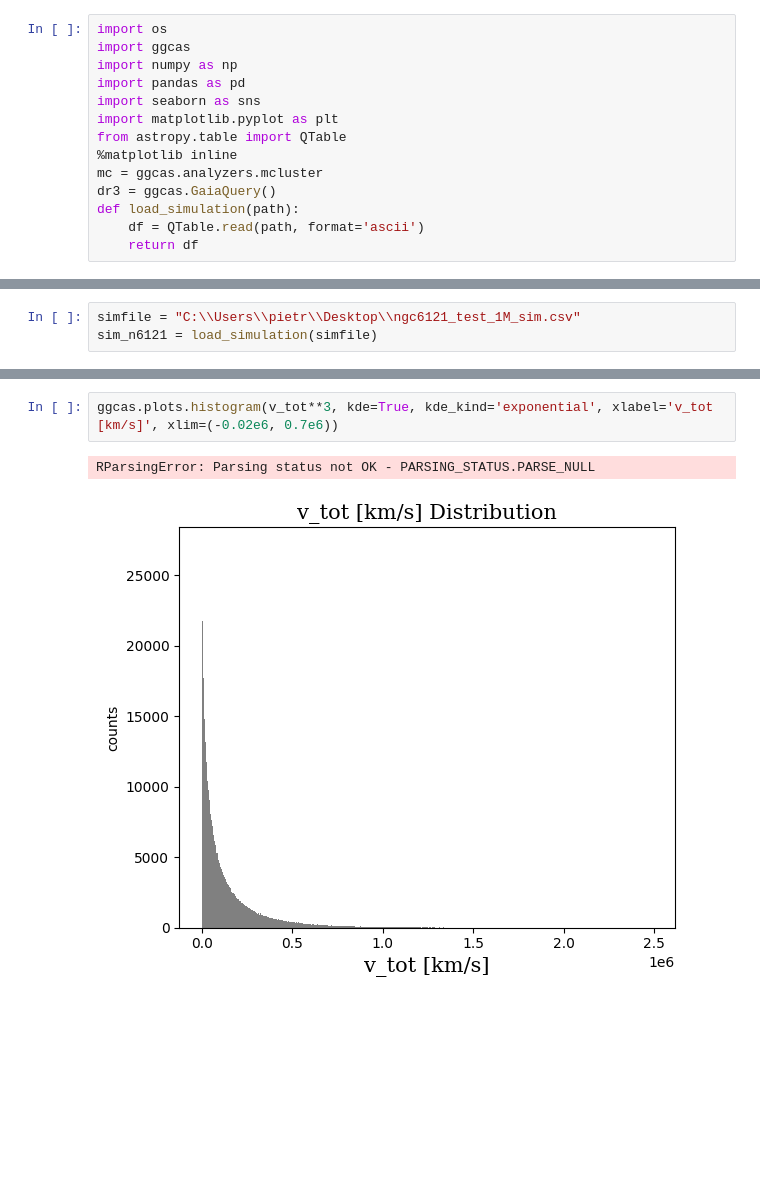
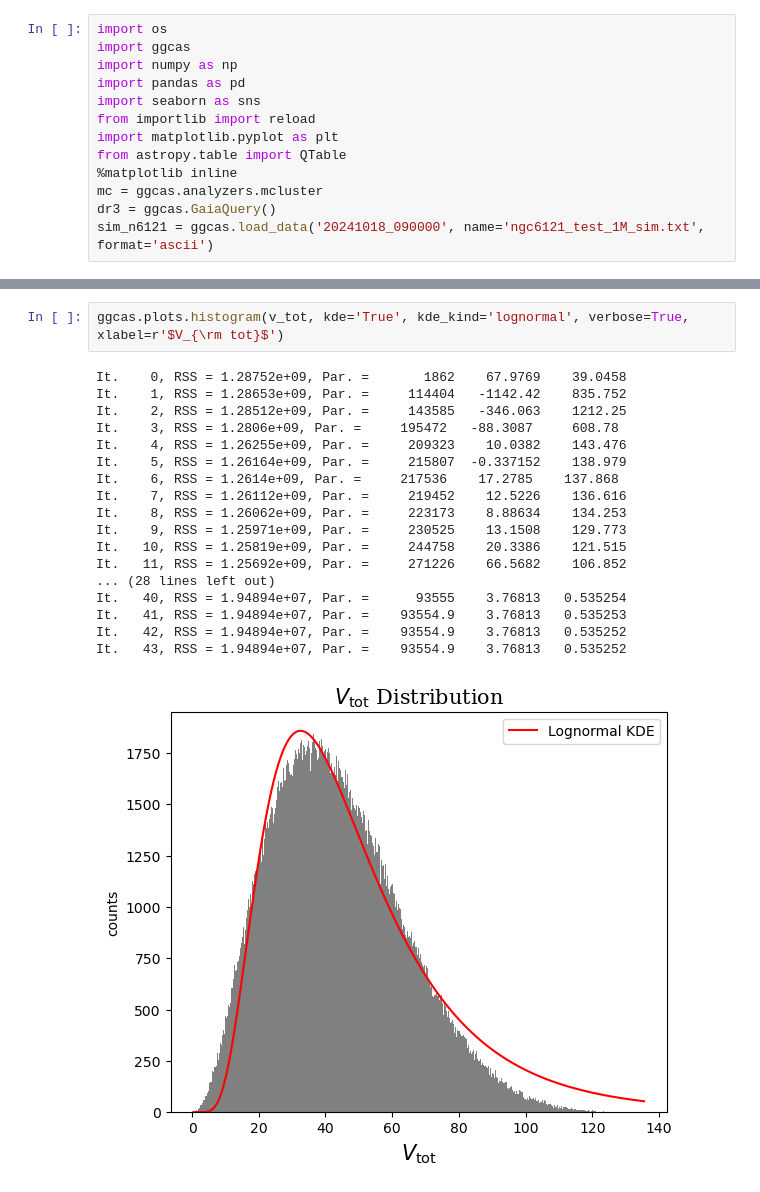
Before and after one commit to pietroferraiuolo/G-GCAS, a Jupyter notebook: debug.ipynb, the cells around one changed output, grey strips where cells are left out. Drawn from its saved outputs; the diff is of its cells as text; blank space fills up the shorter version.

```diff
--- a/debug.ipynb
+++ b/debug.ipynb
@@ -4,12 +4,11 @@ import ggcas
 import numpy as np
 import pandas as pd
 import seaborn as sns
+from importlib import reload
 import matplotlib.pyplot as plt
 from astropy.table import QTable
 %matplotlib inline
 mc = ggcas.analyzers.mcluster
 dr3 = ggcas.GaiaQuery()
-def load_simulation(path):
-    df = QTable.read(path, format='ascii')
-    return df
+sim_n6121 = ggcas.load_data('20241018_090000', name='ngc6121_test_1M_sim.txt', format='ascii')
 # %% [output]
@@ -16,5 +31,2 @@ def load_simulation(path):
 Initialized with Gaia table: 'gaiadr3.gaia_source'
-# %%
-simfile = "C:\\Users\\pietr\\Desktop\\ngc6121_test_1M_sim.csv"
-sim_n6121 = load_simulation(simfile)
 # %%
@@ -41,5 +43,21 @@ Length = 1000000 rows
 # %%
-ggcas.plots.histogram(v_tot**3, kde=True, kde_kind='exponential', xlabel='v_tot [km/s]', xlim=(-0.02e6, 0.7e6))
+ggcas.plots.histogram(v_tot, kde='True', kde_kind='lognormal', verbose=True, xlabel=r'$V_{\rm tot}$')
 # %% [output]
-RParsingError: Parsing status not OK - PARSING_STATUS.PARSE_NULL
+It.    0, RSS = 1.28752e+09, Par. =       1862    67.9769    39.0458
+It.    1, RSS = 1.28653e+09, Par. =     114404   -1142.42    835.752
+It.    2, RSS = 1.28512e+09, Par. =     143585   -346.063    1212.25
+It.    3, RSS = 1.2806e+09, Par. =     195472   -88.3087     608.78
+It.    4, RSS = 1.26255e+09, Par. =     209323    10.0382    143.476
+It.    5, RSS = 1.26164e+09, Par. =     215807  -0.337152    138.979
+It.    6, RSS = 1.2614e+09, Par. =     217536    17.2785    137.868
+It.    7, RSS = 1.26112e+09, Par. =     219452    12.5226    136.616
+It.    8, RSS = 1.26062e+09, Par. =     223173    8.88634    134.253
+It.    9, RSS = 1.25971e+09, Par. =     230525    13.1508    129.773
+It.   10, RSS = 1.25819e+09, Par. =     244758    20.3386    121.515
+It.   11, RSS = 1.25692e+09, Par. =     271226    66.5682    106.852
+... (28 lines left out)
+It.   40, RSS = 1.94894e+07, Par. =      93555    3.76813   0.535254
+It.   41, RSS = 1.94894e+07, Par. =    93554.9    3.76813   0.535253
+It.   42, RSS = 1.94894e+07, Par. =    93554.9    3.76813   0.535252
+It.   43, RSS = 1.94894e+07, Par. =    93554.9    3.76813   0.535252
-[figure, old version]
+[figure, new version]
```
Also changed, not shown: parts of 6 cells of this notebook, 7 other files.
